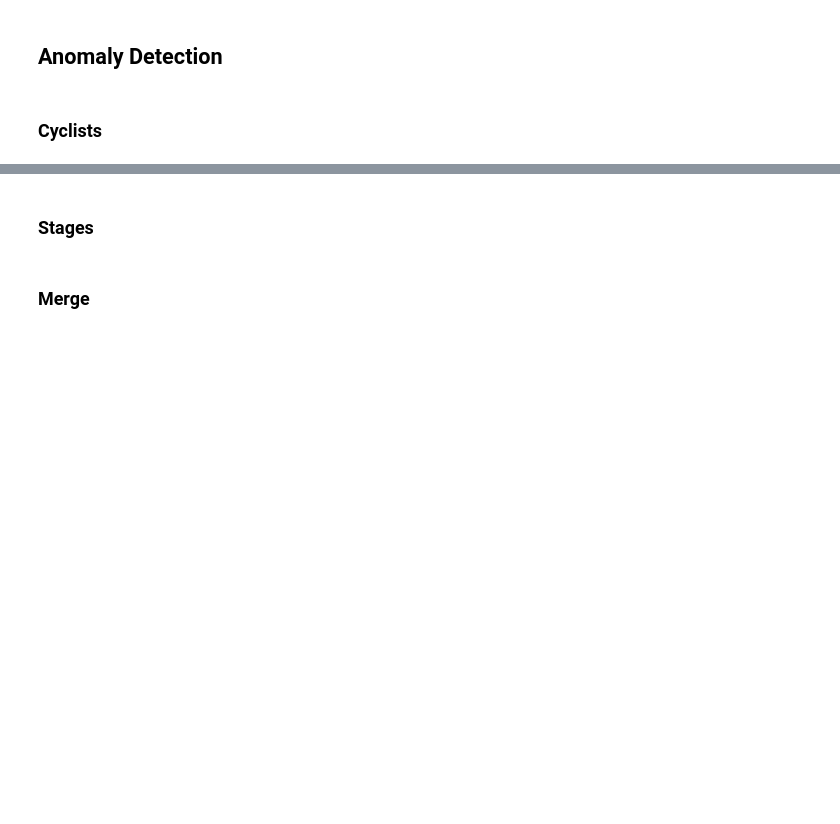
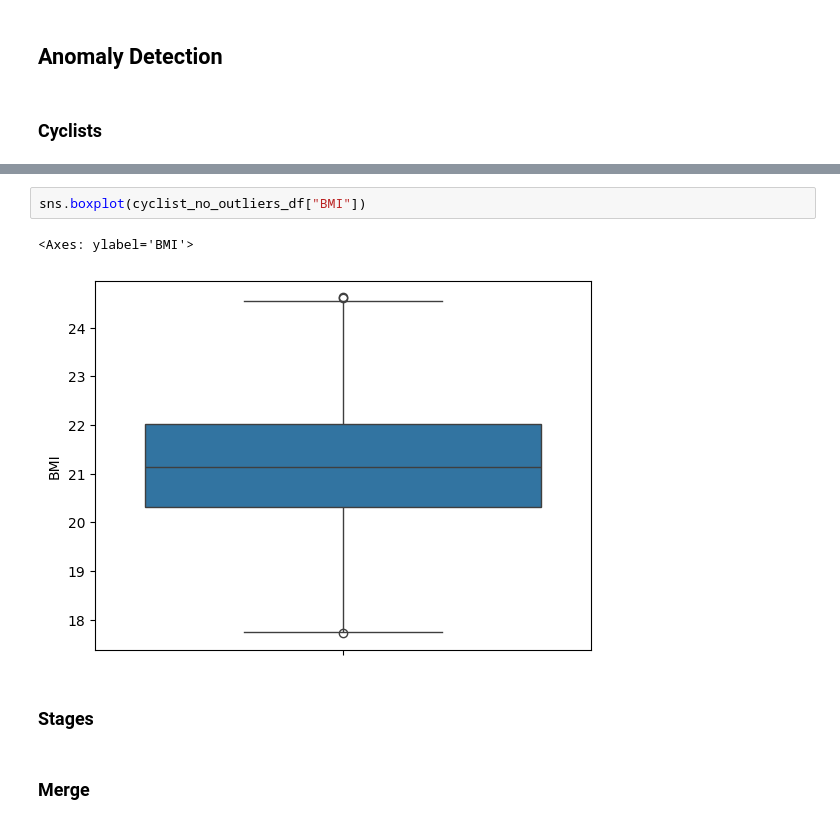
Before and after one commit to DiVitoTommaso/Cyclists-Races_Data-Mining, a Jupyter notebook: FeatEng.ipynb, the cells around one changed output, grey strips where cells are left out. Cells and saved outputs as stored; diff of their text form; blank space fills up the shorter version.

```diff
--- a/FeatEng.ipynb
+++ b/FeatEng.ipynb
@@ -136,3 +191,8 @@ plt.show()
+# %%
+sns.boxplot(cyclist_no_outliers_df["BMI"])
+# %% [output]
+<Axes: ylabel='BMI'>
+[figure, added]
 # %% [markdown]
 ### Stages
 # %% [markdown]
```
Also changed, not shown: parts of 7 cells of this notebook, 2 other files.
